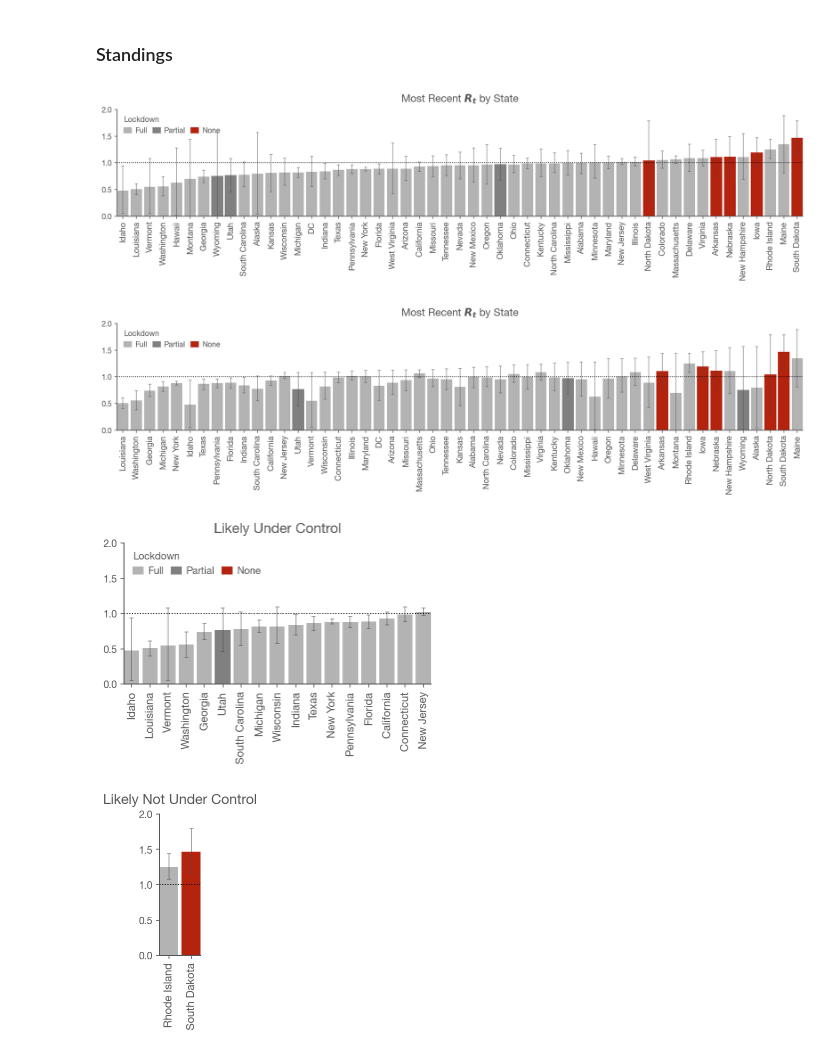
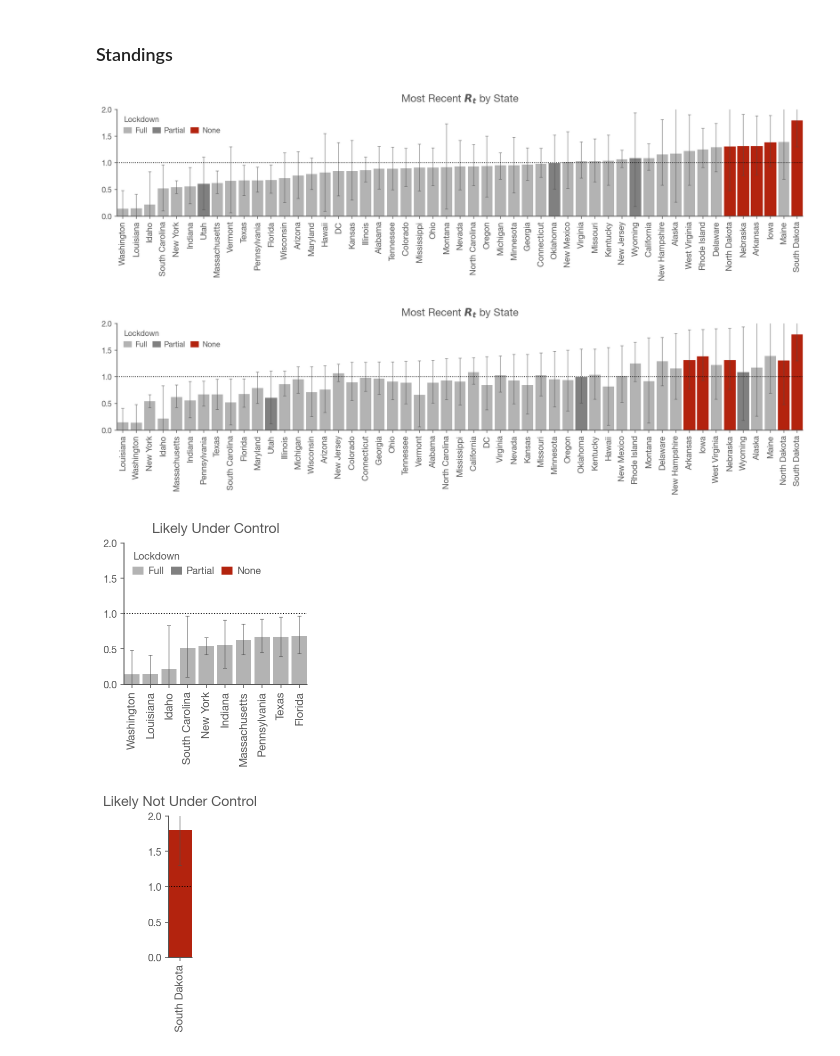
Before and after one commit to k-sys/covid-19, a Jupyter notebook: Realtime R0.ipynb, the cells around one changed output. Saved outputs shown, nothing was run; the diff lists cells and outputs as text; code cells hidden in the pictures.

```diff
--- a/Realtime R0.ipynb
+++ b/Realtime R0.ipynb
@@ -484,16 +507,17 @@ for state_name, cases in states_to_process.groupby(level='state'):
     new, smoothed = prepare_cases(cases)
     print('\tGetting Posteriors')
     try:
-        posteriors = get_posteriors(smoothed)
+        posteriors, p_data = get_posteriors(smoothed)
     except:
         display(cases)
     print('\tGetting HDIs')
-    hdis = highest_density_interval(posteriors)
+    hdis_90 = highest_density_interval(posteriors, p=.9)
+    hdis_50 = highest_density_interval(posteriors, p=.5)
     print('\tGetting most likely values')
     most_likely = posteriors.idxmax().rename('ML')
-    result = pd.concat([most_likely, hdis], axis=1)
+    result = pd.concat([most_likely, hdis_90, hdis_50], axis=1)
     results[state_name] = result.droplevel(0)
 
-clear_output(wait=True)
+# clear_output(wait=True)
 print('Done.')
 # %% [output]
@@ -521,7 +549,7 @@ overall = None
 
 for state_name, result in results.items():
     r = result.copy()
-    r.index = pd.MultiIndex.from_product([[state_name], result.index])
+    r.index = pd.MultiIndex.from_product([[state_name], result.index], names=['state', 'date'])
     if overall is None:
         overall = r
     else:
@@ -530,7 +558,7 @@ for state_name, result in results.items():
 overall.sort_index(inplace=True)
 
 # Uncomment this line if you'd like to export
-# overall.to_csv('data/rt.csv')
+overall.to_csv('data/rt.csv')
 # %% [markdown]
 ### Standings
 # %%
@@ -554,7 +582,7 @@ PARTIAL_COLOR = [.5,.5,.5]
 ERROR_BAR_COLOR = [.3,.3,.3]
 # %%
 filtered = overall.index.get_level_values(0).isin(FILTERED_REGIONS)
-mr = overall.loc[~filtered].groupby(level=0)[['ML', 'High', 'Low']].last()
+mr = overall.loc[~filtered].groupby(level=0)[['ML', 'High_90', 'Low_90']].last()
 
 def plot_standings(mr, figsize=None, title='Most Recent $R_t$ by State'):
     if not figsize:
@@ -563,7 +591,7 @@ def plot_standings(mr, figsize=None, title='Most Recent $R_t$ by State'):
     fig, ax = plt.subplots(figsize=figsize)
 
     ax.set_title(title)
-    err = mr[['Low', 'High']].sub(mr['ML'], axis=0).abs()
+    err = mr[['Low_90', 'High_90']].sub(mr['ML'], axis=0).abs()
     bars = ax.bar(mr.index,
                   mr['ML'],
                   width=.825,
@@ -604,20 +632,20 @@ def plot_standings(mr, figsize=None, title='Most Recent $R_t$ by State'):
 mr.sort_values('ML', inplace=True)
 plot_standings(mr);
 # %% [output]
-[figure, old version]
+[figure, new version]
 # %%
-mr.sort_values('High', inplace=True)
+mr.sort_values('High_90', inplace=True)
 plot_standings(mr);
 # %% [output]
-[figure, old version]
+[figure, new version]
 # %%
-show = mr[mr.High.le(1.1)].sort_values('ML')
+show = mr[mr.High_90.le(1)].sort_values('ML')
 fig, ax = plot_standings(show, title='Likely Under Control');
 # %% [output]
-[figure, old version]
+[figure, new version]
 # %%
-show = mr[mr.Low.ge(1.05)].sort_values('Low')
+show = mr[mr.Low_90.ge(1.0)].sort_values('Low_90')
 fig, ax = plot_standings(show, title='Likely Not Under Control');
 ax.get_legend().remove()
 # %% [output]
-[figure, old version]
+[figure, new version]
```
Also changed, not shown: parts of 18 cells of this notebook.
